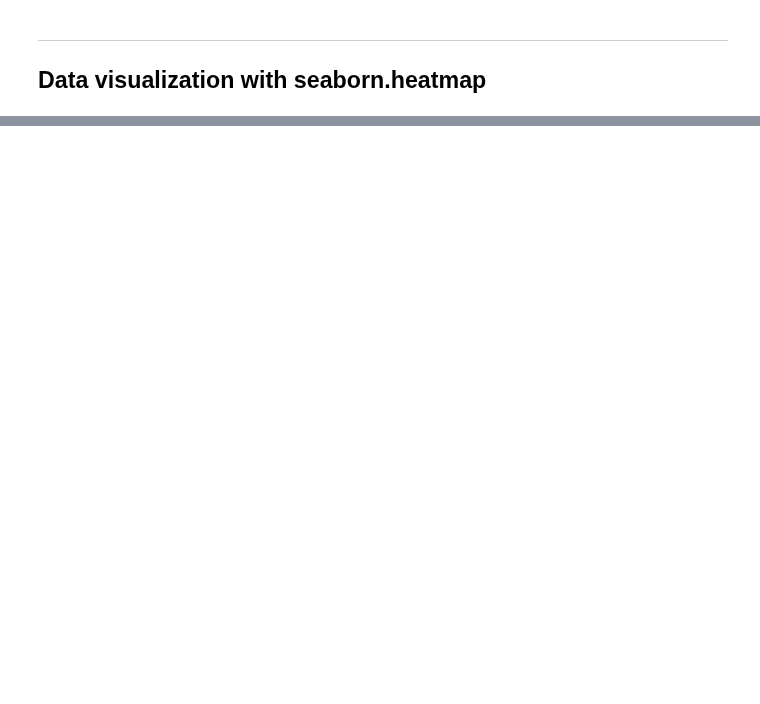
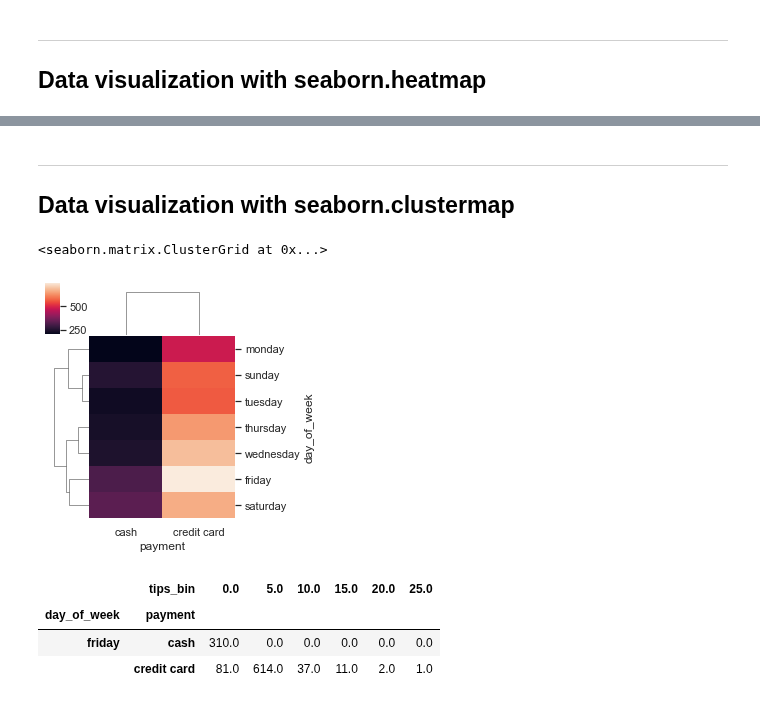
Before and after one commit to hyoaru/dsa-libraries-test, a Jupyter notebook: seaborn.ipynb, the cells around one changed output, grey strips where cells are left out. Drawn from its saved outputs; the diff is of its cells as text; code cells hidden in the pictures; blank space fills up the shorter version.

```diff
--- a/seaborn.ipynb
+++ b/seaborn.ipynb
@@ -409 +409,24 @@ sns.set(rc={'figure.figsize' : (8,6)})
 [figure]
+# %% [markdown]
+---
+## Data visualization with seaborn.clustermap
+# %%
+sns.clustermap(
+    data=taxi_dataframe.pivot_table(
+        index='day_of_week',
+        columns='payment',
+        values='tips_bin',
+        aggfunc='count',
+    ),
+    figsize=(4,4)
+)
+# %% [output]
+<seaborn.matrix.ClusterGrid at 0x...>
+[figure, added]
+# %%
+taxi_dataframe.loc[taxi_dataframe['day_of_week'].isin(['friday']), ['day_of_week', 'payment', 'tips_bin']].value_counts().unstack().fillna(0)
+# %% [output]
+|  | tips_bin | 0.0 | 5.0 | 10.0 | 15.0 | 20.0 | 25.0 |
+| day_of_week | payment |  |  |  |  |  |  |
+| friday | cash | 310.0 | 0.0 | 0.0 | 0.0 | 0.0 | 0.0 |
+|  | credit card | 81.0 | 614.0 | 37.0 | 11.0 | 2.0 | 1.0 |
```
Also changed, not shown: parts of 9 cells of this notebook.
